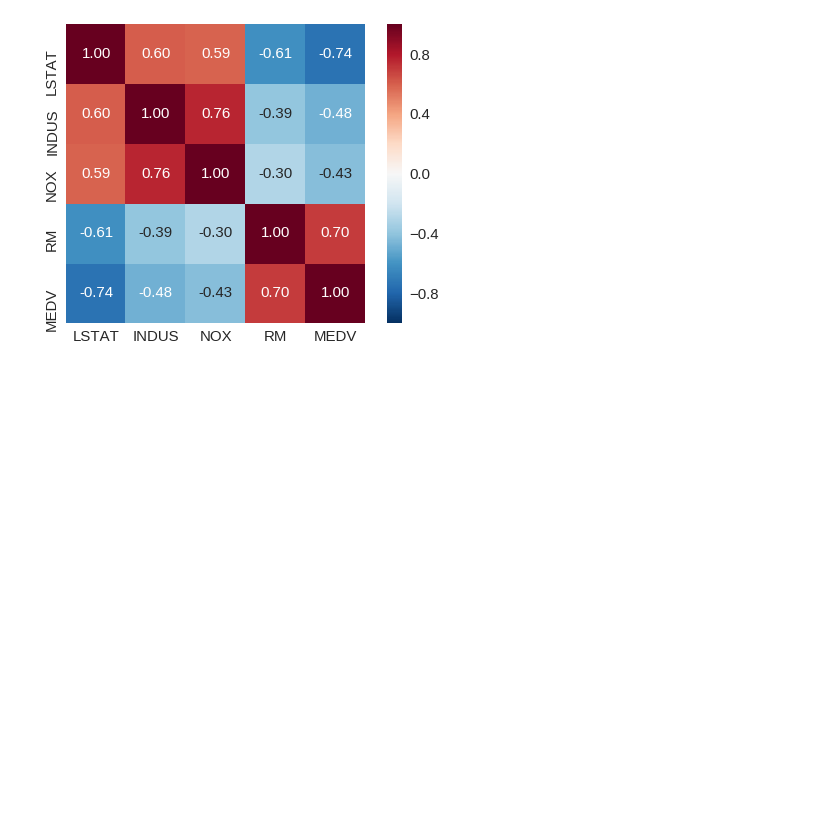
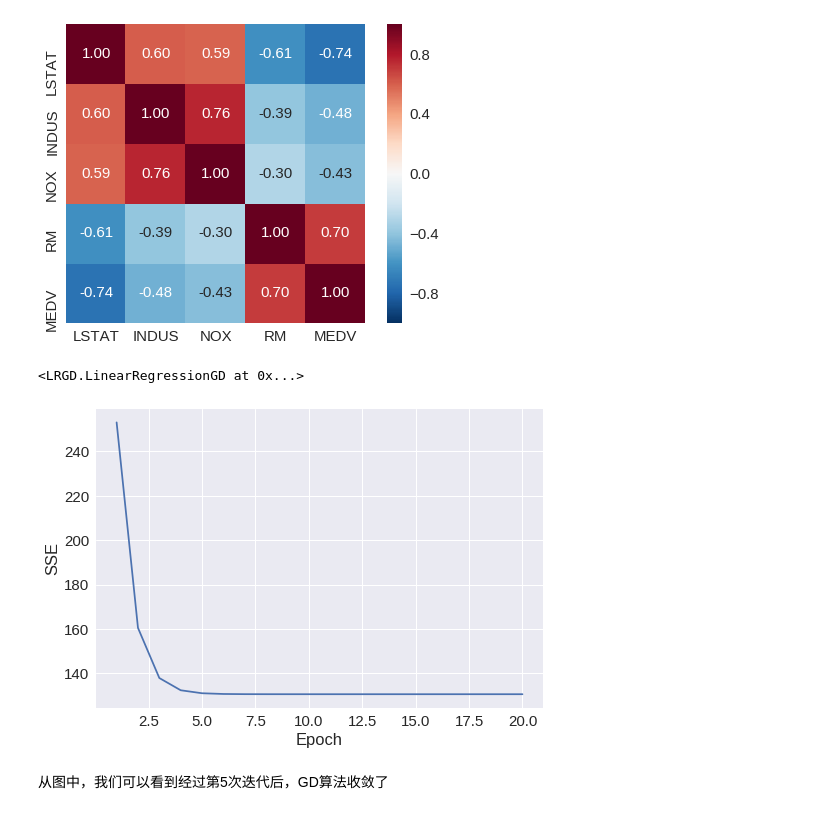
Before and after one commit to JozeeLin/python-, a Jupyter notebook: ch10/回归模型.ipynb, the cells around one changed output. Saved outputs shown, nothing was run; the diff lists cells and outputs as text; code cells hidden in the pictures; blank space fills up the shorter version.

```diff
--- a/ch10/回归模型.ipynb
+++ b/ch10/回归模型.ipynb
@@ -35,3 +51,22 @@ hm = sns.heatmap(cm, cbar=True,annot=True,square=True,fmt='.2f',annot_kws={'size
 plt.show()
 # %% [output]
 [figure]
+# %%
+sc_x = StandardScaler()
+sc_y = StandardScaler()
+X_std = sc_x.fit_transform(X)
+y_std = sc_y.fit_transform(y)
+# %%
+lr = LinearRegressionGD()
+lr.fit(X_std, y_std)
+# %% [output]
+<LRGD.LinearRegressionGD at 0x...>
+# %%
+plt.plot(range(1,lr.n_iter+1),lr.cost_)
+plt.ylabel('SSE')
+plt.xlabel('Epoch')
+plt.show()
+# %% [output]
+[figure, added]
+# %% [markdown]
+从图中，我们可以看到经过第5次迭代后，GD算法收敛了
```
Also changed, not shown: parts of 41 cells of this notebook, 3 other files.
